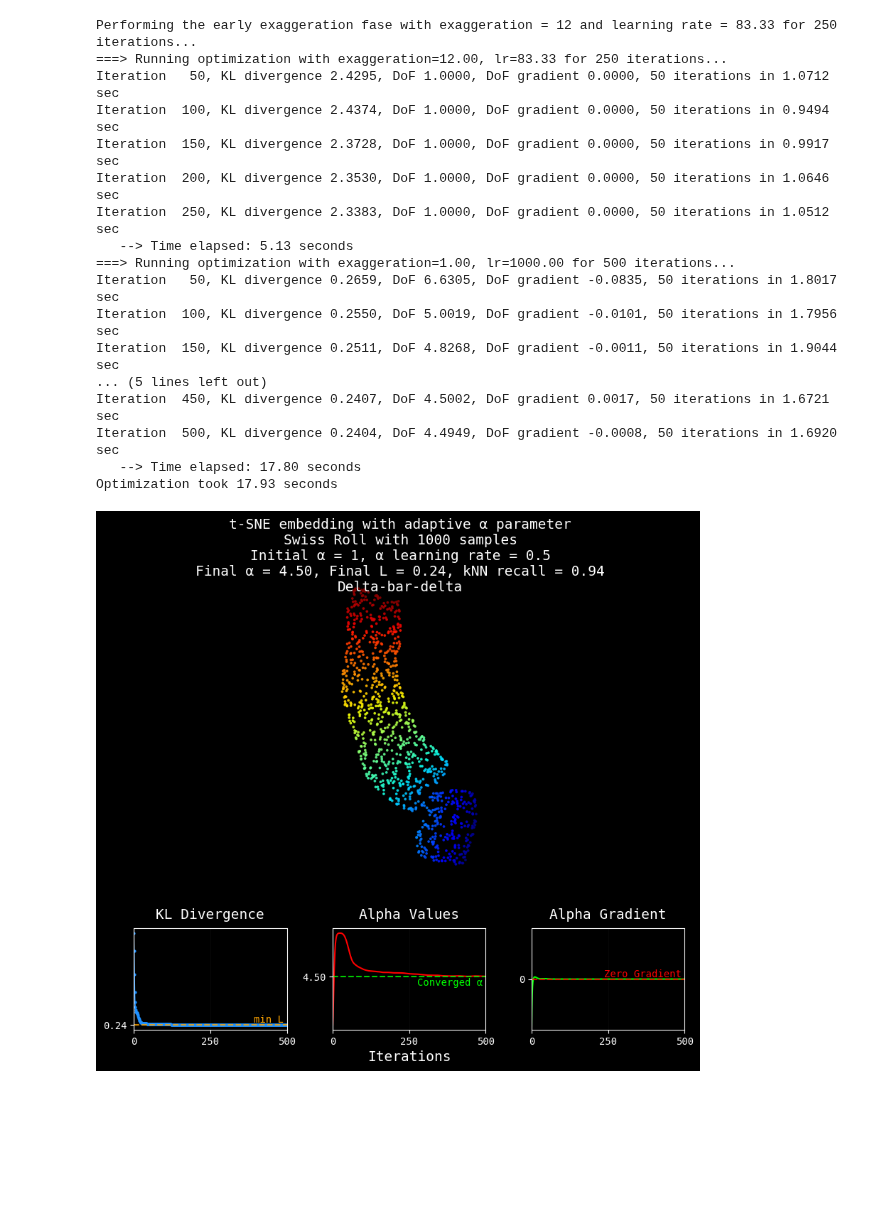
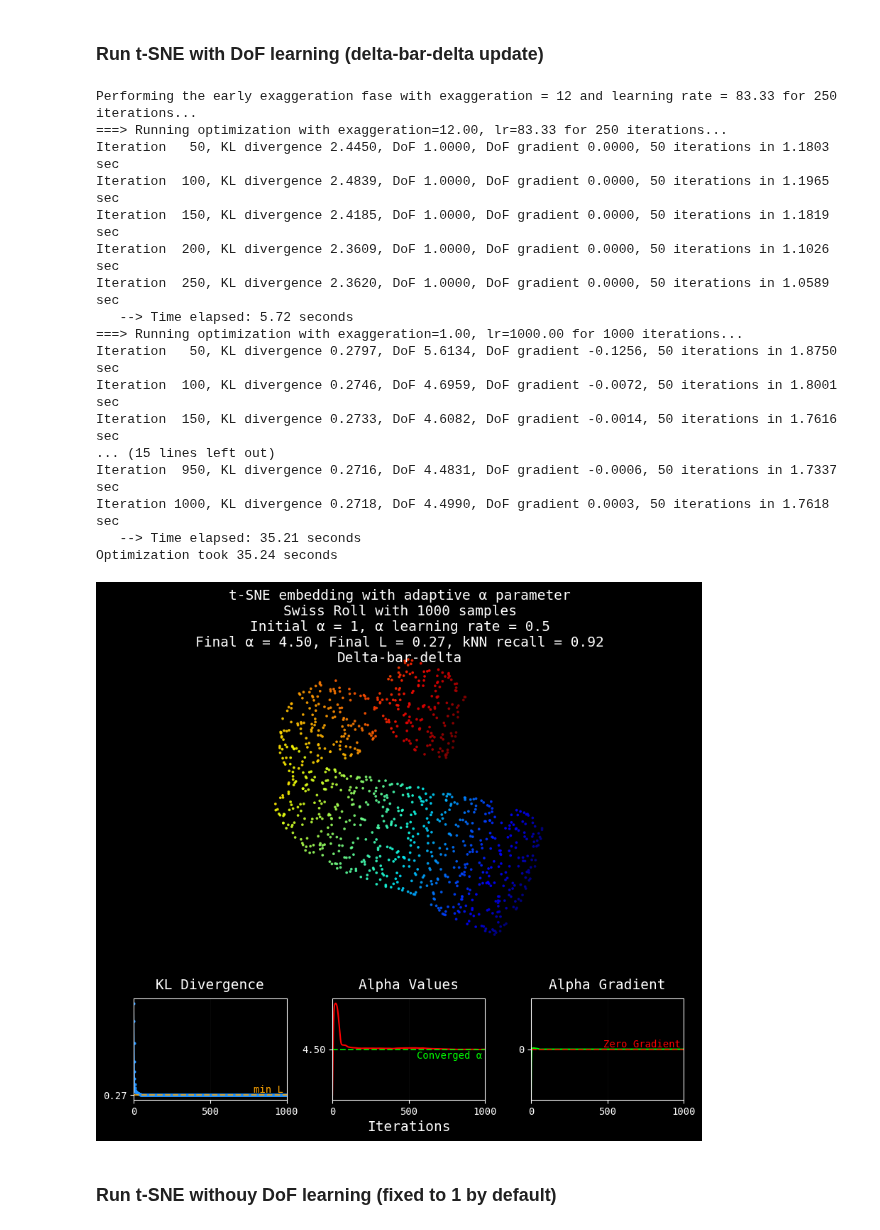
Before and after one commit to pavlin-policar/openTSNE, a Jupyter notebook: examples/test.ipynb, the cells around one changed output. Saved outputs shown, nothing was run; the diff lists cells and outputs as text; code cells hidden in the pictures; blank space fills up the shorter version.

```diff
--- a/examples/test.ipynb
+++ b/examples/test.ipynb
@@ -19,3 +27,3 @@ dof_lr = 0.5
 # %%
-swiss_roll = SwissRoll.generate(n_samples=n_samples, noise=0.0)
-swiss_roll.plot(width=600, height=600)
+swiss_roll_1k = SwissRoll.generate(n_samples=1000, noise=0.0)
+swiss_roll_1k.plot(width=6, height=6)
@@ -60,14 +71,15 @@ plot_tsne_result(tsne_result, swiss_roll.labels, "Simple gradient", black_templa
+# %% [markdown]
+### Run t-SNE with DoF learning (delta-bar-delta update)
 # %%
 tsne_result = run_tsne(
-    swiss_roll.datapoints,
+    swiss_roll_1k.datapoints,
     perplexity=perplexity,
     random_state=random_state,
     n_components=n_components,
-    n_iter=500,
+    n_iter=1000,
     initial_dof=initial_alpha,
     dof="auto",
     dof_optimizer="delta_bar_delta",
-
     negative_gradient_method="bh",
     dof_lr=dof_lr,
     dataset_name="Swiss Roll",
@@ -76,24 +88,26 @@ tsne_result = run_tsne(
 # %% [output]
 Performing the early exaggeration fase with exaggeration = 12 and learning rate = 83.33 for 250 iterations...
 ===> Running optimization with exaggeration=12.00, lr=83.33 for 250 iterations...
-Iteration   50, KL divergence 2.4295, DoF 1.0000, DoF gradient 0.0000, 50 iterations in 1.0712 sec
-Iteration  100, KL divergence 2.4374, DoF 1.0000, DoF gradient 0.0000, 50 iterations in 0.9494 sec
-Iteration  150, KL divergence 2.3728, DoF 1.0000, DoF gradient 0.0000, 50 iterations in 0.9917 sec
-Iteration  200, KL divergence 2.3530, DoF 1.0000, DoF gradient 0.0000, 50 iterations in 1.0646 sec
-Iteration  250, KL divergence 2.3383, DoF 1.0000, DoF gradient 0.0000, 50 iterations in 1.0512 sec
-   --> Time elapsed: 5.13 seconds
-===> Running optimization with exaggeration=1.00, lr=1000.00 for 500 iterations...
-Iteration   50, KL divergence 0.2659, DoF 6.6305, DoF gradient -0.0835, 50 iterations in 1.8017 sec
-Iteration  100, KL divergence 0.2550, DoF 5.0019, DoF gradient -0.0101, 50 iterations in 1.7956 sec
-Iteration  150, KL divergence 0.2511, DoF 4.8268, DoF gradient -0.0011, 50 iterations in 1.9044 sec
-... (5 lines left out)
-Iteration  450, KL divergence 0.2407, DoF 4.5002, DoF gradient 0.0017, 50 iterations in 1.6721 sec
-Iteration  500, KL divergence 0.2404, DoF 4.4949, DoF gradient -0.0008, 50 iterations in 1.6920 sec
-   --> Time elapsed: 17.80 seconds
-Optimization took 17.93 seconds
+Iteration   50, KL divergence 2.4450, DoF 1.0000, DoF gradient 0.0000, 50 iterations in 1.1803 sec
+Iteration  100, KL divergence 2.4839, DoF 1.0000, DoF gradient 0.0000, 50 iterations in 1.1965 sec
+Iteration  150, KL divergence 2.4185, DoF 1.0000, DoF gradient 0.0000, 50 iterations in 1.1819 sec
+Iteration  200, KL divergence 2.3609, DoF 1.0000, DoF gradient 0.0000, 50 iterations in 1.1026 sec
+Iteration  250, KL divergence 2.3620, DoF 1.0000, DoF gradient 0.0000, 50 iterations in 1.0589 sec
+   --> Time elapsed: 5.72 seconds
+===> Running optimization with exaggeration=1.00, lr=1000.00 for 1000 iterations...
+Iteration   50, KL divergence 0.2797, DoF 5.6134, DoF gradient -0.1256, 50 iterations in 1.8750 sec
+Iteration  100, KL divergence 0.2746, DoF 4.6959, DoF gradient -0.0072, 50 iterations in 1.8001 sec
+Iteration  150, KL divergence 0.2733, DoF 4.6082, DoF gradient -0.0014, 50 iterations in 1.7616 sec
+... (15 lines left out)
+Iteration  950, KL divergence 0.2716, DoF 4.4831, DoF gradient -0.0006, 50 iterations in 1.7337 sec
+Iteration 1000, KL divergence 0.2718, DoF 4.4990, DoF gradient 0.0003, 50 iterations in 1.7618 sec
+   --> Time elapsed: 35.21 seconds
+Optimization took 35.24 seconds
 # %%
-plot_tsne_result(tsne_result, swiss_roll.labels, "Delta-bar-delta", black_template = True)
+plot_tsne_result(tsne_result, swiss_roll_1k.labels, "Delta-bar-delta", black_template = True)
 # %% [output]
-[figure, old version]
+[figure, new version]
+# %% [markdown]
+### Run t-SNE withouy DoF learning (fixed to 1 by default)
 # %%
 tsne_result = run_tsne(
```
Also changed, not shown: parts of 34 cells of this notebook.
